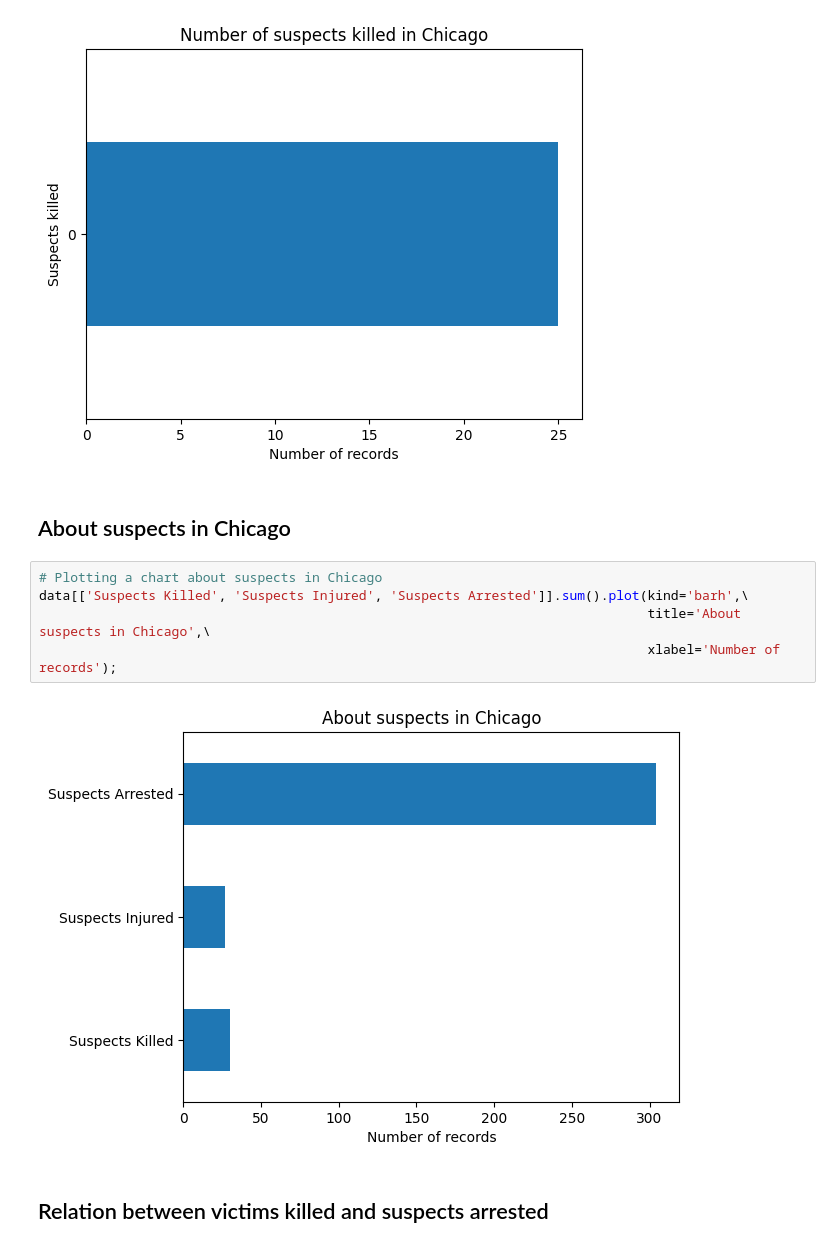
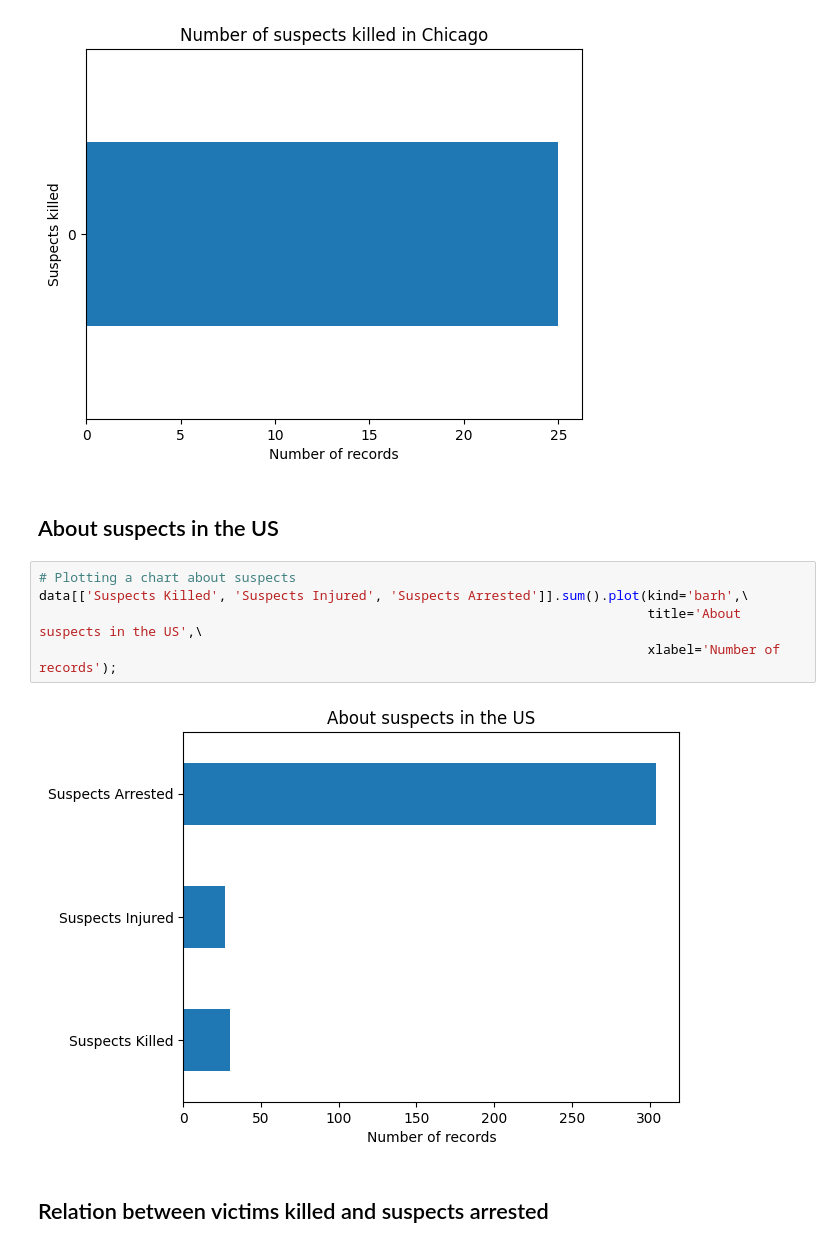
Before and after one commit to Matheus-Pombeiro/gun_violence_us, a Jupyter notebook: gun_violence_us.ipynb, the cells around one changed output. Drawn from its saved outputs; the diff is of its cells as text.

```diff
--- a/gun_violence_us.ipynb
+++ b/gun_violence_us.ipynb
@@ -216,14 +216,14 @@ data.query('`City Or County` == "Chicago"')['Suspects Killed'].value_counts().pl
 # %% [output]
 [figure]
 # %% [markdown]
-## About suspects in Chicago
+## About suspects in the US
 # %%
-# Plotting a chart about suspects in Chicago
+# Plotting a chart about suspects
 data[['Suspects Killed', 'Suspects Injured', 'Suspects Arrested']].sum().plot(kind='barh',\
-                                                                              title='About suspects in Chicago',\
+                                                                              title='About suspects in the US',\
                                                                               xlabel='Number of records');
 # %% [output]
-[figure, old version]
+[figure, new version]
 # %% [markdown]
 ## Relation between victims killed and suspects arrested
 # %%
```
Also changed, not shown: parts of 3 cells of this notebook.
